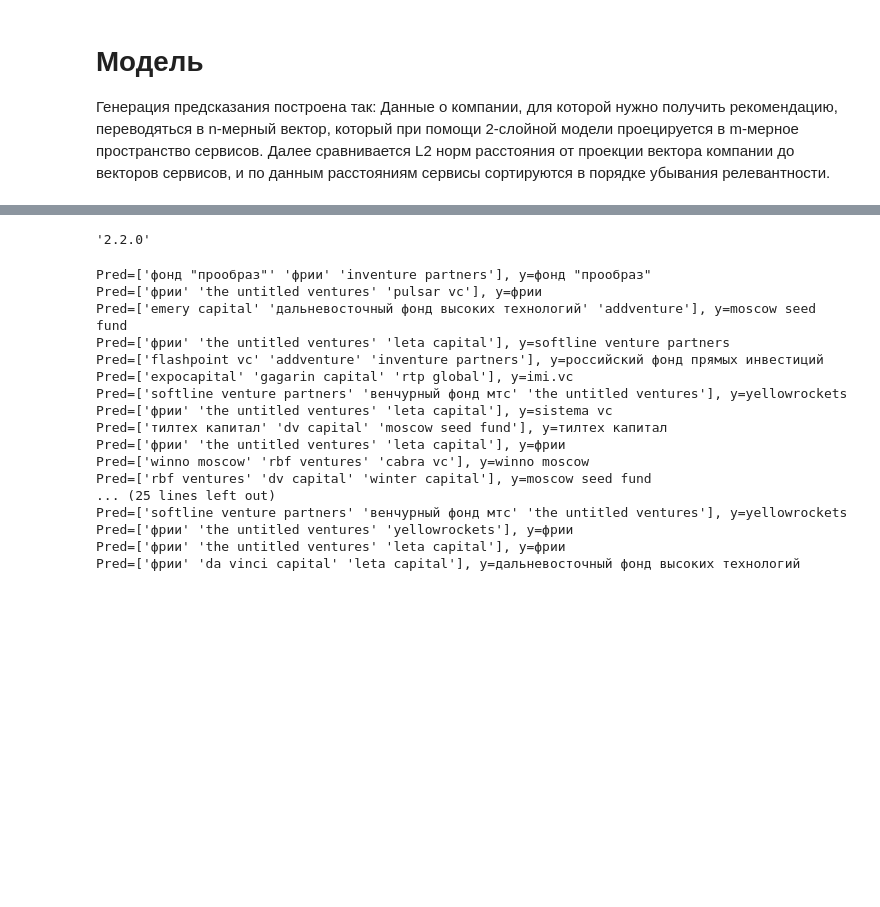
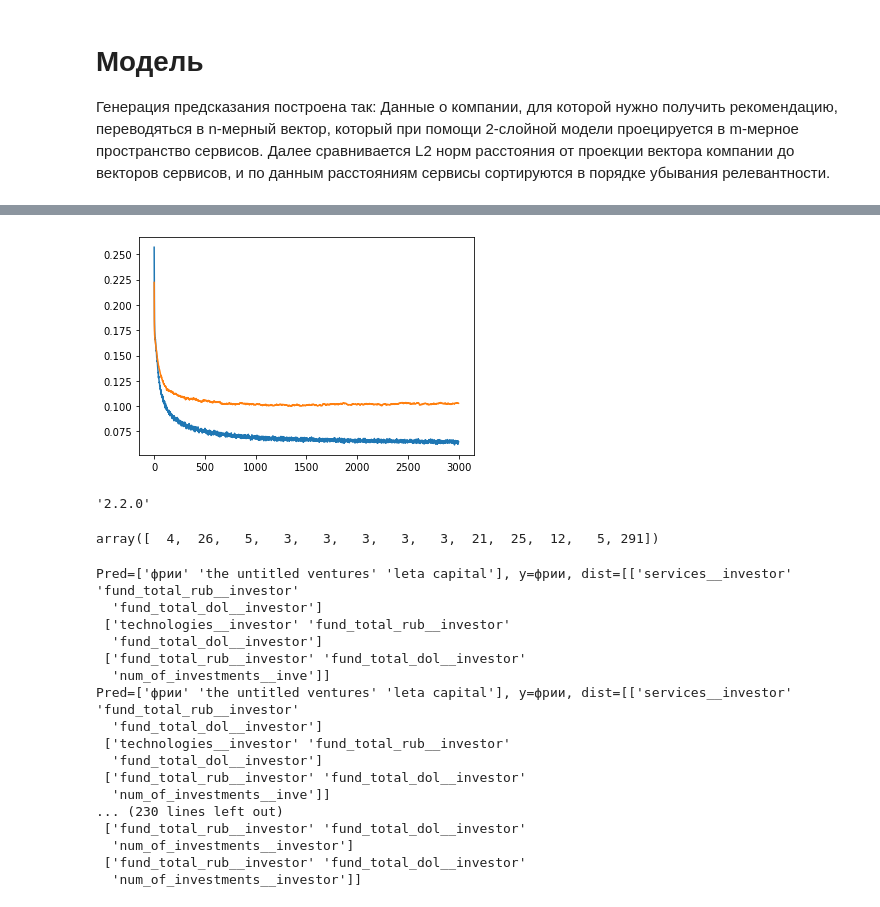
Before and after one commit to NmadeleiDev/innoagency-startup-recommendation, a Jupyter notebook: ml/investor_classifier.ipynb, the cells around one changed output, grey strips where cells are left out. Cells and saved outputs as stored; diff of their text form; code cells hidden in the pictures; blank space fills up the shorter version.

Commit message:
added features to backend model

```diff
--- a/ml/investor_classifier.ipynb
+++ b/ml/investor_classifier.ipynb
@@ -59,14 +62,15 @@ preprocessor_X = make_union(
     make_pipeline(
         trsfm.DfSelector(onehot_company),
         SimpleImputer(missing_values=np.nan, strategy='constant', fill_value=''),
-        OneHotEncoder(sparse=False, handle_unknown='ignore')
+        OneHotEncoder(sparse=False, handle_unknown='ignore'),
     ),
     *([make_pipeline(
         trsfm.DfSelector([col]),
         FunctionTransformer(np.reshape, kw_args={'newshape': (-1, )}),
         FunctionTransformer(tweaks.map_lists),
         # FunctionTransformer(print),
-        trsfm.MultilabelEncoder()
+        trsfm.MultilabelEncoder(),
+        trsfm.MemorizeOutShape()
     ) for col in multilabel_company])
 )
 
@@ -74,17 +78,18 @@ preprocessor_Y = make_union(
     make_pipeline(
         trsfm.DfSelector(onehot_investor),
         SimpleImputer(missing_values=np.nan, strategy='constant', fill_value=''),
-        OneHotEncoder(sparse=False, handle_unknown='ignore')
+        OneHotEncoder(sparse=False, handle_unknown='ignore'),
     ),
     make_pipeline(
         trsfm.DfSelector(num_investor),
         SimpleImputer(missing_values=np.nan, strategy='constant', fill_value=0),
-        MinMaxScaler()
+        MinMaxScaler(),
     ),
     *([make_pipeline(
         trsfm.DfSelector([col]),
         FunctionTransformer(np.reshape, kw_args={'newshape': (-1, )}),
         FunctionTransformer(tweaks.map_lists),
-        trsfm.MultilabelEncoder()
+        trsfm.MultilabelEncoder(),
+        trsfm.MemorizeOutShape()
     ) for col in multilabel_investor])
 )
@@ -134,13 +159,13 @@ from tensorflow.keras import layers
 from tensorflow.keras.losses import MeanSquaredError
 
 es_cb = tf.keras.callbacks.EarlyStopping(
-    monitor='val_loss', min_delta=0.001, patience=100, verbose=0,
+    monitor='val_loss', min_delta=0.0001, patience=200, verbose=0,
     mode='auto', baseline=None, restore_best_weights=True
 )
 
 loss = MeanSquaredError()
 
-l_size = 256
+l_size = 64
 dropo = 0.5
 
 model = tf.keras.Sequential(layers=[
@@ -175,4 +195,4 @@ _________________________________________________________________
 # %%
-model.fit(X_tr, y_tr, validation_data=(X_te, y_te), epochs=3000, callbacks=[es_cb])
+history = model.fit(X_tr, y_tr, validation_data=(X_te, y_te), epochs=3000, callbacks=[es_cb])
 # %% [output]
 Epoch 1/3000
@@ -196,31 +215,49 @@ Epoch 157/3000
+# %%
+import matplotlib.pyplot as plt
+
+plt.plot(range(len(history.history['loss'])), history.history['loss'], history.history['val_loss']);
+# %% [output]
+[figure, added]
 # %%
 model.save(path_to_cp_dir('model_fund_classifier.h5'))
 # %%
 tf.__version__
 # %% [output]
 '2.2.0'
+# %%
+coords_lens
+# %% [output]
+array([  4,  26,   5,   3,   3,   3,   3,   3,  21,  25,  12,   5, 291])
 # %%
 from numpy import linalg as LA
 
+take_n_first = 3
 preds = model.predict(X_te)
+
+right_count = 0
 for i in range(len(preds)):
-    idx_sorted = np.argsort(np.apply_along_axis(LA.norm, 1, investors_space - preds[i], ord=2))
-    print("Pred={}, y={}".format(investors_space_name[idx_sorted[:3]], fund_name_te[i]))
+    err = investors_space - preds[i]
+    distance_by_coords = np.array([[np.mean((x[coords_lens[i - 1: i]]) ** 2) for i in range(1, len(coords_lens))] for x in err])
+    metric_imp_sorted = np.argsort(distance_by_coords, axis=1)
+    idx_sorted = np.argsort(np.apply_along_axis(LA.norm, 1, err, ord=2))
+    print("Pred={}, y={}, dist={}".format(investors_space_name[idx_sorted[:take_n_first]], fund_name_te[i], np.apply_along_axis(lambda x: [investor_metrics[i] for i in x], 1, metric_imp_sorted[:take_n_first, :3])))
+    if fund_name_te[i] in investors_space_name[idx_sorted[:take_n_first]]:
+        right_count += 1
 # %% [output]
-Pred=['фонд "прообраз"' 'фрии' 'inventure partners'], y=фонд "прообраз"
-Pred=['фрии' 'the untitled ventures' 'pulsar vc'], y=фрии
-Pred=['emery capital' 'дальневосточный фонд высоких технологий' 'addventure'], y=moscow seed fund
-Pred=['фрии' 'the untitled ventures' 'leta capital'], y=softline venture partners
-Pred=['flashpoint vc' 'addventure' 'inventure partners'], y=российский фонд прямых инвестиций
-Pred=['expocapital' 'gagarin capital' 'rtp global'], y=imi.vc
-Pred=['softline venture partners' 'венчурный фонд мтс' 'the untitled ventures'], y=yellowrockets
-Pred=['фрии' 'the untitled ventures' 'leta capital'], y=sistema vc
-Pred=['тилтех капитал' 'dv capital' 'moscow seed fund'], y=тилтех капитал
-Pred=['фрии' 'the untitled ventures' 'leta capital'], y=фрии
-Pred=['winno moscow' 'rbf ventures' 'cabra vc'], y=winno moscow
-Pred=['rbf ventures' 'dv capital' 'winter capital'], y=moscow seed fund
-... (25 lines left out)
-Pred=['softline venture partners' 'венчурный фонд мтс' 'the untitled ventures'], y=yellowrockets
-Pred=['фрии' 'the untitled ventures' 'yellowrockets'], y=фрии
-Pred=['фрии' 'the untitled ventures' 'leta capital'], y=фрии
-Pred=['фрии' 'da vinci capital' 'leta capital'], y=дальневосточный фонд высоких технологий
+Pred=['фрии' 'the untitled ventures' 'leta capital'], y=фрии, dist=[['services__investor' 'fund_total_rub__investor'
+  'fund_total_dol__investor']
+ ['technologies__investor' 'fund_total_rub__investor'
+  'fund_total_dol__investor']
+ ['fund_total_rub__investor' 'fund_total_dol__investor'
+  'num_of_investments__inve']]
+Pred=['фрии' 'the untitled ventures' 'leta capital'], y=фрии, dist=[['services__investor' 'fund_total_rub__investor'
+  'fund_total_dol__investor']
+ ['technologies__investor' 'fund_total_rub__investor'
+  'fund_total_dol__investor']
+ ['fund_total_rub__investor' 'fund_total_dol__investor'
+  'num_of_investments__inve']]
+... (230 lines left out)
+ ['fund_total_rub__investor' 'fund_total_dol__investor'
+  'num_of_investments__investor']
+ ['fund_total_rub__investor' 'fund_total_dol__investor'
+  'num_of_investments__investor']]
```
Also changed, not shown: parts of 14 cells of this notebook, 10 other files.
